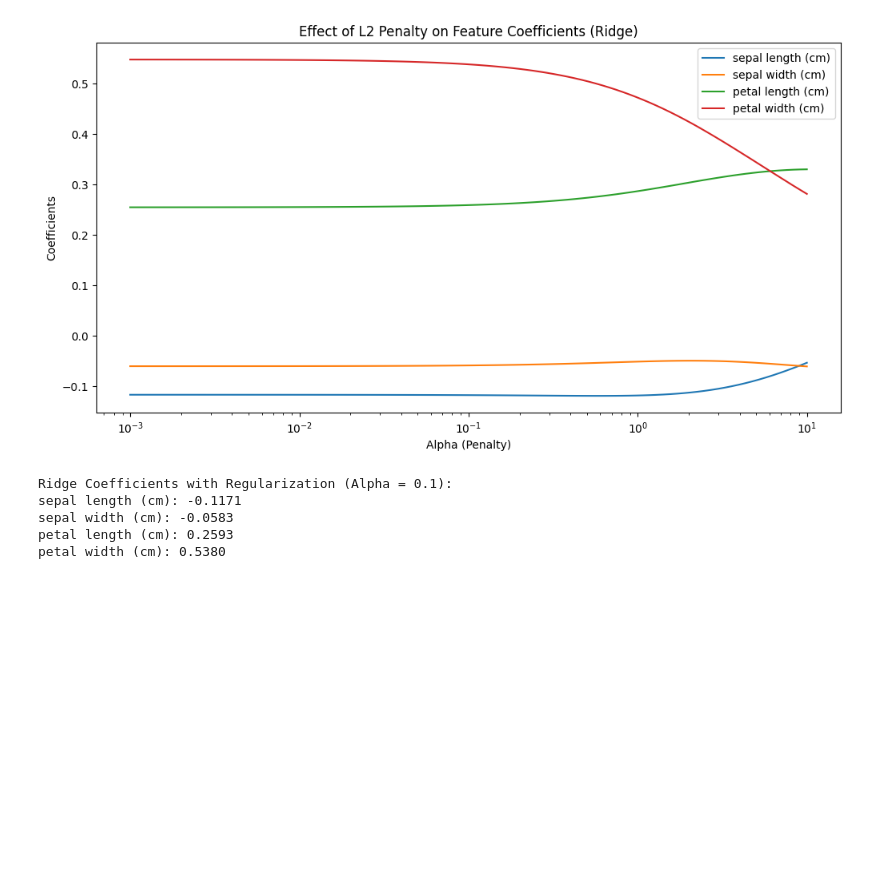
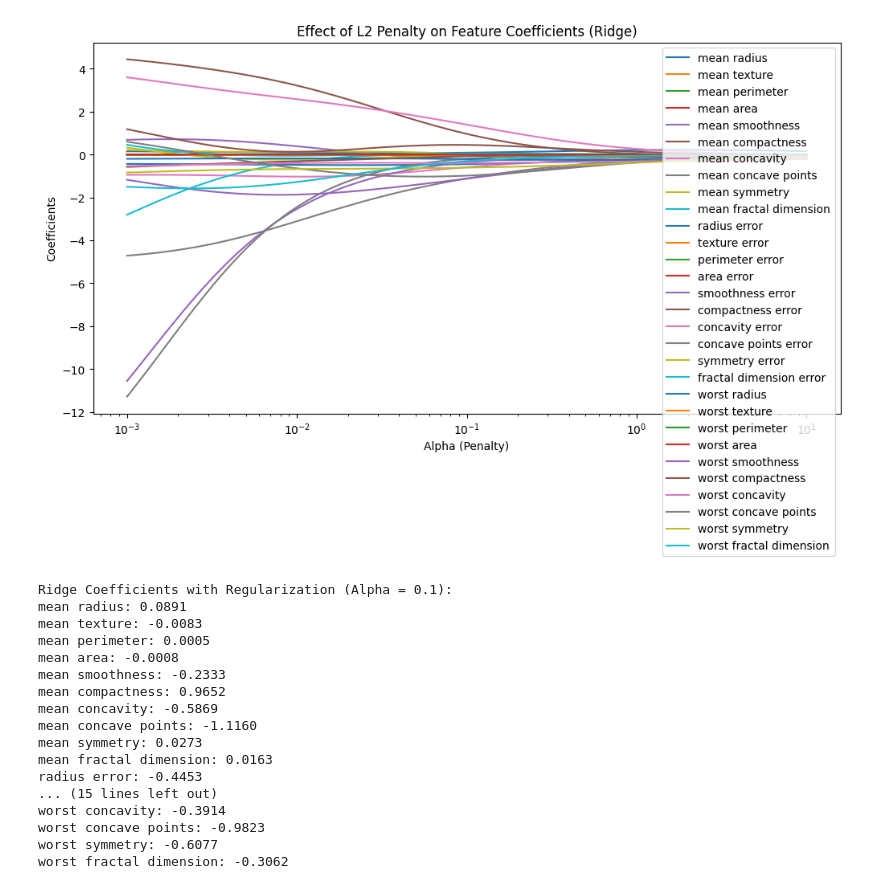
Before and after one commit to PrajwalUnaik/DataAnalytics_Practice, a Jupyter notebook: Day6_Embedded.ipynb, the cells around one changed output. Saved outputs shown, nothing was run; the diff lists cells and outputs as text; code cells hidden in the pictures; blank space fills up the shorter version.

```diff
--- a/Day6_Embedded.ipynb
+++ b/Day6_Embedded.ipynb
@@ -3,15 +31,17 @@
 # %%
 import numpy as np
 import pandas as pd
-from sklearn.datasets import load_iris
+from sklearn.datasets import load_breast_cancer
 from sklearn.linear_model import Lasso
 from sklearn.model_selection import train_test_split
 import matplotlib.pyplot as plt
 
 # Load the Iris dataset
-data = load_iris()
+data = load_breast_cancer()
 X = pd.DataFrame(data.data, columns=data.feature_names)
 y = pd.Series(data.target)  # Using class labels as numeric targets
+
+
 
 
 # Split the dataset into training and testing sets
@@ -51,51 +81,52 @@ Selected Features with Lasso Regularization (Alpha = 0.1):
 # %%
-import numpy as np
-import pandas as pd
-from sklearn.datasets import load_iris
-from sklearn.linear_model import Ridge
-from sklearn.model_selection import train_test_split
-import matplotlib.pyplot as plt
-
-# Load the Iris dataset
-data = load_iris()
-X = pd.DataFrame(data.data, columns=data.feature_names)
-y = pd.Series(data.target)  # Using class labels as numeric targets
 
 # Split the dataset into training and testing sets
 X_train, X_test, y_train, y_test = train_test_split(X, y, test_size=0.2, random_state=42)
 
 # Ridge Regularization
 alphas = np.logspace(-3, 1, 100)  # Range of penalty values
 ridge_coefs = []
 
 for alpha in alphas:
     ridge = Ridge(alpha=alpha, max_iter=10000)
     ridge.fit(X_train, y_train)
     ridge_coefs.append(ridge.coef_)
 
 # Plot the effect of penalty on Ridge coefficients
 plt.figure(figsize=(12, 6))
 plt.plot(alphas, ridge_coefs)
 plt.xscale('log')
 plt.xlabel('Alpha (Penalty)')
 plt.ylabel('Coefficients')
 plt.title('Effect of L2 Penalty on Feature Coefficients (Ridge)')
 plt.legend(X.columns, loc='best')
 plt.show()
 
 # Final feature analysis with a chosen alpha
 chosen_alpha = 0.1 # Adjust alpha based on analysis
 ridge = Ridge(alpha=chosen_alpha, max_iter=10000)
 ridge.fit(X_train, y_train)
 
 print(f"Ridge Coefficients with Regularization (Alpha = {chosen_alpha}):")
 for feature, coef in zip(X.columns, ridge.coef_):
     print(f"{feature}: {coef:.4f}")
 # %% [output]
-[figure, old version]
+[figure, new version]
 Ridge Coefficients with Regularization (Alpha = 0.1):
-sepal length (cm): -0.1171
-sepal width (cm): -0.0583
-petal length (cm): 0.2593
-petal width (cm): 0.5380
+mean radius: 0.0891
+mean texture: -0.0083
+mean perimeter: 0.0005
+mean area: -0.0008
+mean smoothness: -0.2333
+mean compactness: 0.9652
+mean concavity: -0.5869
+mean concave points: -1.1160
+mean symmetry: 0.0273
+mean fractal dimension: 0.0163
+radius error: -0.4453
+... (15 lines left out)
+worst concavity: -0.3914
+worst concave points: -0.9823
+worst symmetry: -0.6077
+worst fractal dimension: -0.3062
 # %%
```
Also changed, not shown: parts of 6 cells of this notebook.
